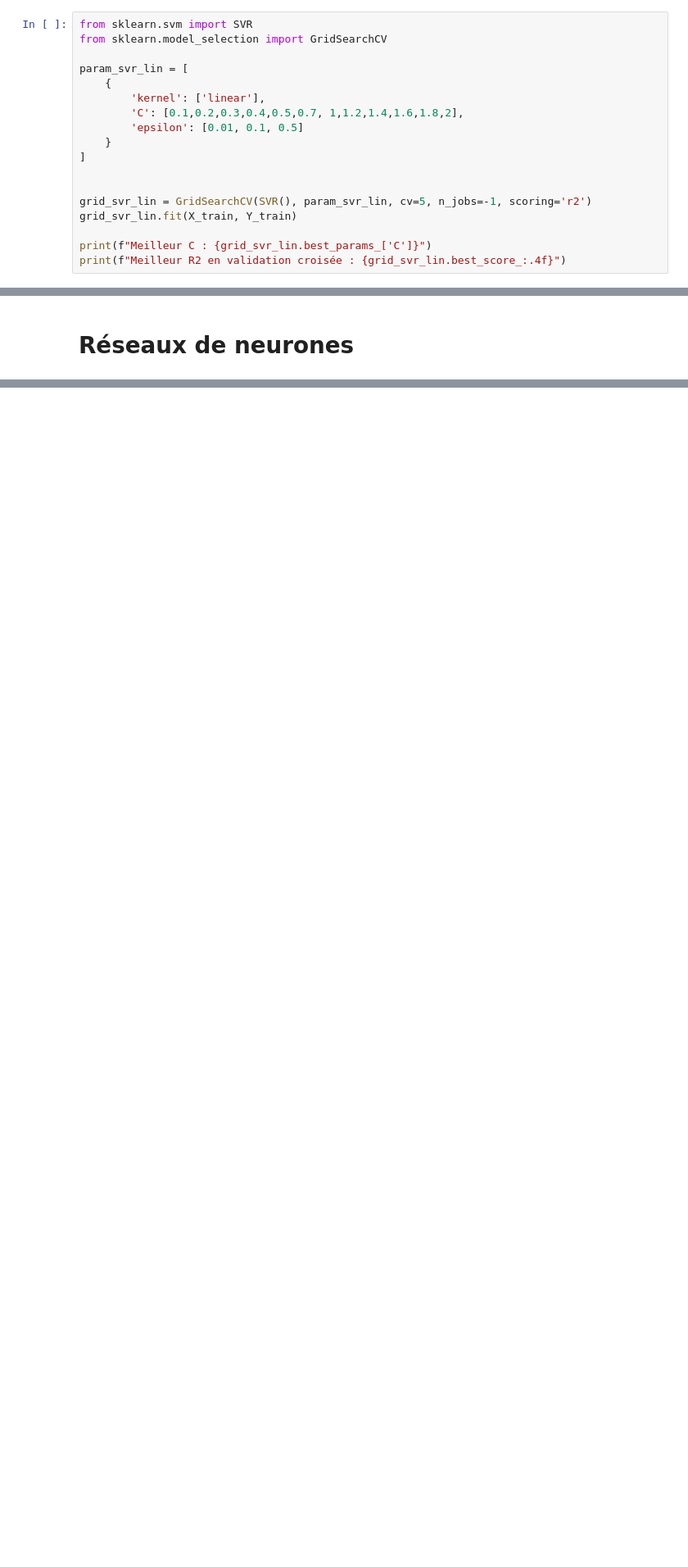
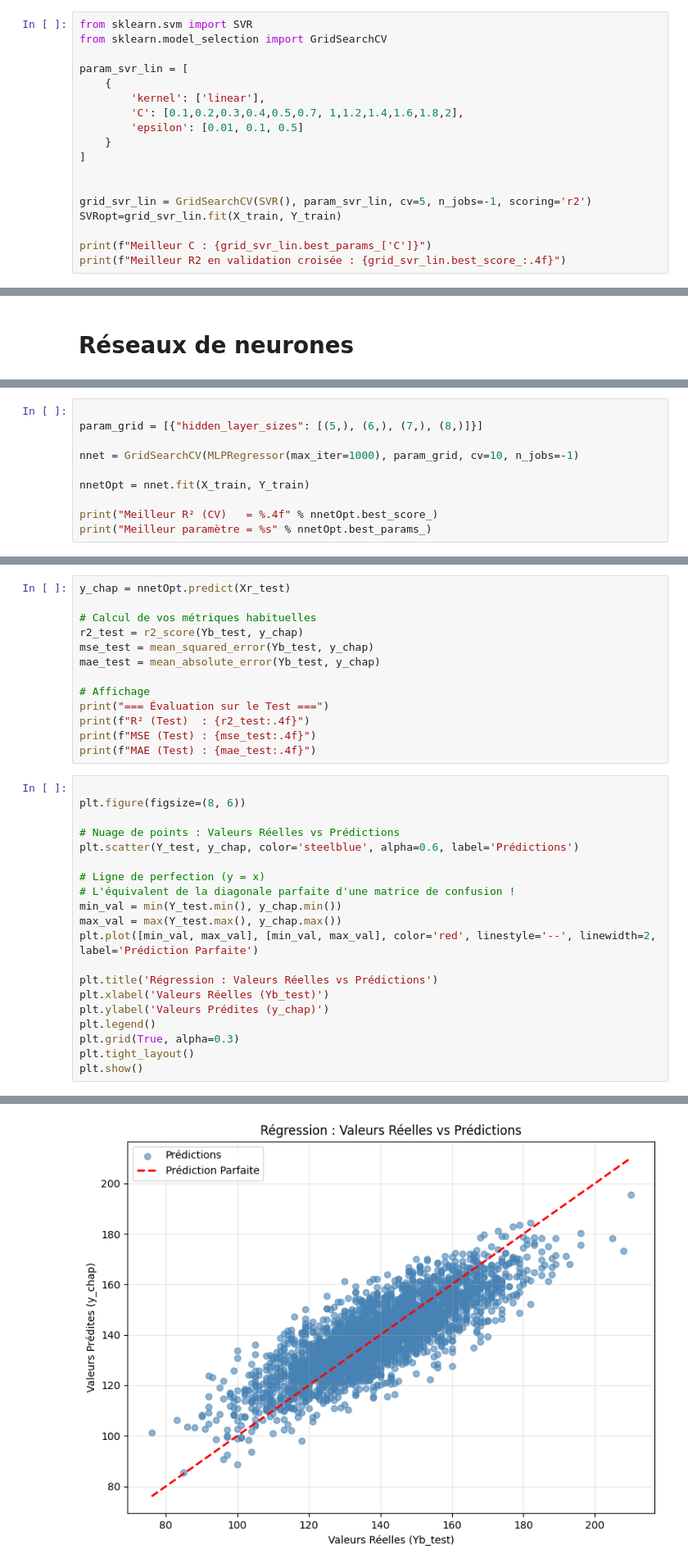
Before and after one commit to Eliott67/Projet_ML, a Jupyter notebook: notebook_python_cholesterol_LDL.ipynb, the cells around one changed output, grey strips where cells are left out. Shown at 82% size. Drawn from its saved outputs; the diff is of its cells as text; blank space fills up the shorter version.

```diff
--- a/notebook_python_cholesterol_LDL.ipynb
+++ b/notebook_python_cholesterol_LDL.ipynb
@@ -307,7 +307,7 @@ param_svr_lin = [
 
 
 grid_svr_lin = GridSearchCV(SVR(), param_svr_lin, cv=5, n_jobs=-1, scoring='r2')
-grid_svr_lin.fit(X_train, Y_train)
+SVRopt=grid_svr_lin.fit(X_train, Y_train)
 
 print(f"Meilleur C : {grid_svr_lin.best_params_['C']}")
 print(f"Meilleur R2 en validation croisée : {grid_svr_lin.best_score_:.4f}")
@@ -586,0 +589,10 @@ plt.show()
+# %%
+
+param_grid = [{"hidden_layer_sizes": [(5,), (6,), (7,), (8,)]}]
+
+nnet = GridSearchCV(MLPRegressor(max_iter=1000), param_grid, cv=10, n_jobs=-1)
+
+nnetOpt = nnet.fit(X_train, Y_train)
+
+print("Meilleur R² (CV)   = %.4f" % nnetOpt.best_score_)
+print("Meilleur paramètre = %s" % nnetOpt.best_params_)
@@ -586,0 +602,34 @@ plt.show()
+# %%
+y_chap = nnetOpt.predict(Xr_test)
+
+# Calcul de vos métriques habituelles
+r2_test = r2_score(Yb_test, y_chap)
+mse_test = mean_squared_error(Yb_test, y_chap)
+mae_test = mean_absolute_error(Yb_test, y_chap)
+
+# Affichage
+print("=== Évaluation sur le Test ===")
+print(f"R² (Test)  : {r2_test:.4f}")
+print(f"MSE (Test) : {mse_test:.4f}")
+print(f"MAE (Test) : {mae_test:.4f}")
+# %%
+
+plt.figure(figsize=(8, 6))
+
+# Nuage de points : Valeurs Réelles vs Prédictions
+plt.scatter(Y_test, y_chap, color='steelblue', alpha=0.6, label='Prédictions')
+
+# Ligne de perfection (y = x)
+# L'équivalent de la diagonale parfaite d'une matrice de confusion !
+min_val = min(Y_test.min(), y_chap.min())
+max_val = max(Y_test.max(), y_chap.max())
+plt.plot([min_val, max_val], [min_val, max_val], color='red', linestyle='--', linewidth=2, label='Prédiction Parfaite')
+
+plt.title('Régression : Valeurs Réelles vs Prédictions')
+plt.xlabel('Valeurs Réelles (Yb_test)')
+plt.ylabel('Valeurs Prédites (y_chap)')
+plt.legend()
+plt.grid(True, alpha=0.3)
+plt.tight_layout()
+plt.show()
+# %% [output]
@@ -586,0 +640 @@ plt.show()
+[figure, added]
```
Also changed, not shown: parts of 12 cells of this notebook.
